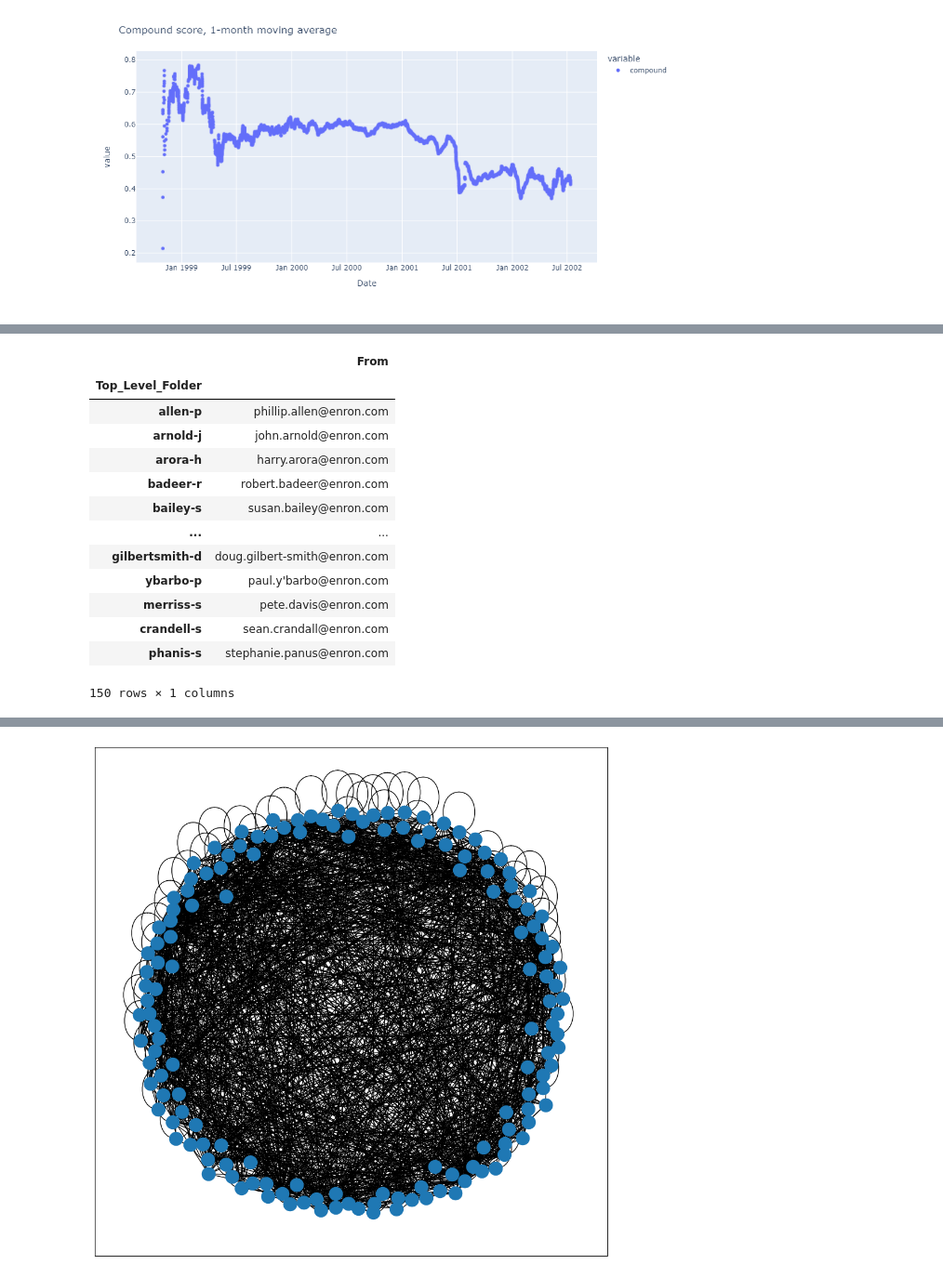
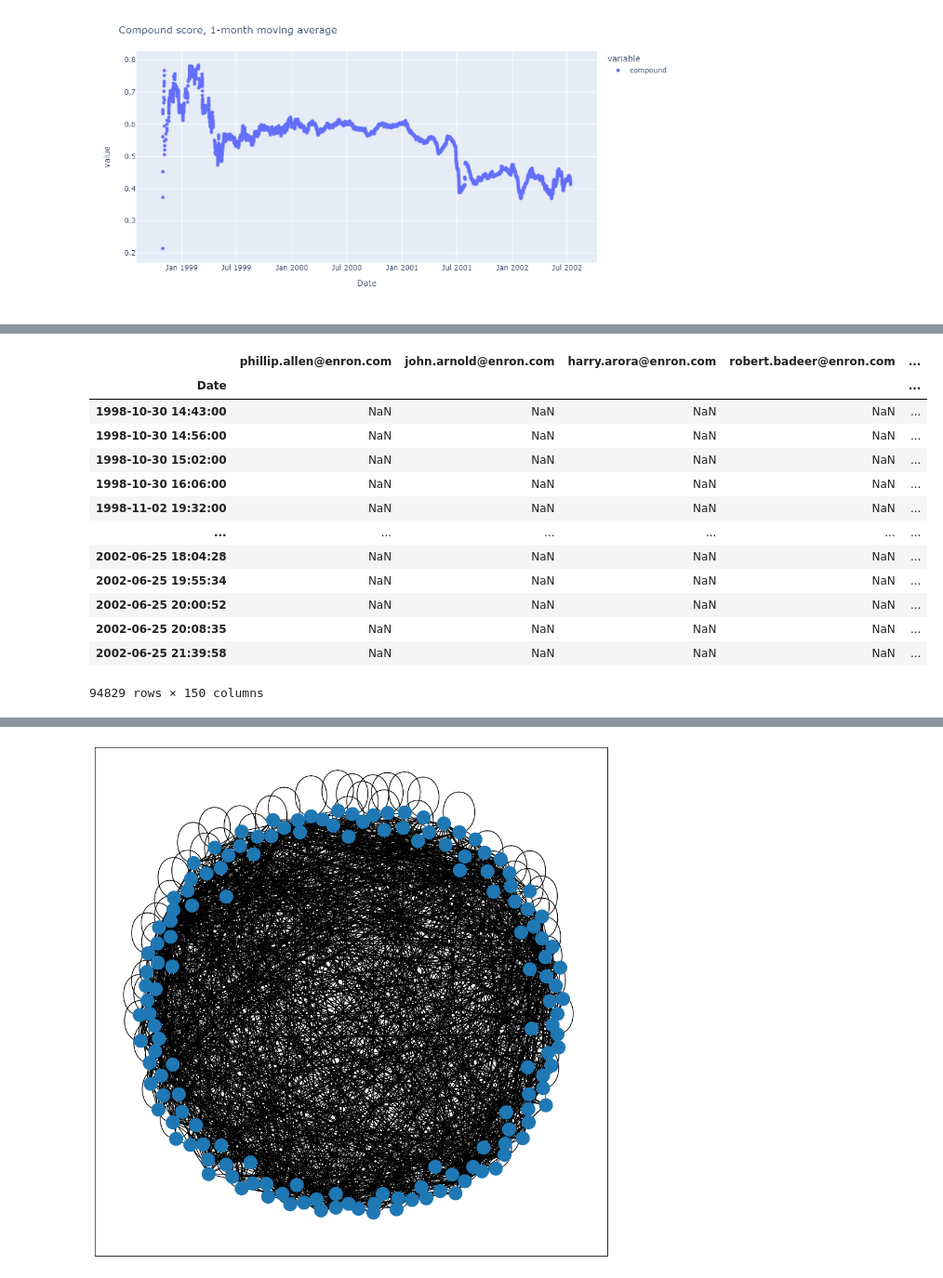
Before and after one commit to FlorinAndrei/enron-sentiment-analysis, a Jupyter notebook: visualize.ipynb, the cells around one changed output, grey strips where cells are left out. Shown at 93% size. Saved outputs shown, nothing was run; the diff lists cells and outputs as text; code cells hidden in the pictures.

```diff
--- a/visualize.ipynb
+++ b/visualize.ipynb
@@ -5,10 +8,7 @@ import plotly.express as px
 pd.options.mode.copy_on_write = True
 # %%
 scores = pd.read_csv("sa_results.csv", index_col=0)
-# df.rolling() needs the traditional datetime type
 scores["Date"] = scores["Date"].astype("datetime64[ns]")
-scores.sort_values(by="Date", inplace=True)
-scores.reset_index(inplace=True, drop=True)
 scores.dtypes
 # %% [output]
 Top_Level_Folder            object
@@ -133,22 +133,43 @@ user_not_found
-# %%
-for u in user_not_found:
-    em = scores[scores["Top_Level_Folder"] == u]["From"].mode()
-    tlf_to_email.loc[u] = em.values[0]
-tlf_to_email["From"] = [eval(x)[0] for x in tlf_to_email["From"].values.tolist()]
-tlf_to_email.to_csv("tlf_to_email.csv", index=True)
-tlf_to_email
-# %% [output]
-|  | From |
-| Top_Level_Folder |  |
-| allen-p | phillip.allen@enron.com |
-| arnold-j | john.arnold@enron.com |
-| arora-h | harry.arora@enron.com |
-| badeer-r | robert.badeer@enron.com |
-| bailey-s | susan.bailey@enron.com |
-| ... | ... |
-| gilbertsmith-d | doug.gilbert-smith@enron.com |
-| ybarbo-p | paul.y'barbo@enron.com |
-| merriss-s | pete.davis@enron.com |
-| crandell-s | sean.crandall@enron.com |
-| phanis-s | stephanie.panus@enron.com |
-150 rows × 1 columns
+# %%
+if not os.path.exists("senders_timeline.csv"):
+    from timeline_helpers import generate_timeline
+
+    if __name__ == "__main__":
+        cpus = cpu_count()
+        arglist = tlf_to_email["From"].to_list()
+        with Pool(processes=cpus) as mp_pool:
+            mp_results = mp_pool.map_async(generate_timeline, arglist)
+            mp_results.wait()
+
+    mp_list = [df for df in mp_results.get()]
+    del mp_results
+    del mp_pool
+
+    senders_timeline = pd.DataFrame(index=scores["Date"].to_list(), dtype="float64")
+    senders_timeline.index.rename("Date", inplace=True)
+
+    for temp_df in tqdm(mp_list):
+        senders_timeline = senders_timeline.merge(
+            temp_df, left_index=True, right_index=True, how="left"
+        )
+    senders_timeline = senders_timeline.dropna(how="all", inplace=False).groupby("Date").agg("mean")
+    senders_timeline.index = senders_timeline.index.astype(dtype="datetime64[ns]")
+    senders_timeline.to_csv("senders_timeline.csv", index=True)
+
+senders_timeline = pd.read_csv("senders_timeline.csv", index_col=0)
+senders_timeline
+# %% [output]
+|  | phillip.allen@enron.com | john.arnold@enron.com | harry.arora@enron.com | robert.badeer@enron.com | ... |
+| Date |  |  |  |  | ... |
+| 1998-10-30 14:43:00 | NaN | NaN | NaN | NaN | ... |
+| 1998-10-30 14:56:00 | NaN | NaN | NaN | NaN | ... |
+| 1998-10-30 15:02:00 | NaN | NaN | NaN | NaN | ... |
+| 1998-10-30 16:06:00 | NaN | NaN | NaN | NaN | ... |
+| 1998-11-02 19:32:00 | NaN | NaN | NaN | NaN | ... |
+| ... | ... | ... | ... | ... | ... |
+| 2002-06-25 18:04:28 | NaN | NaN | NaN | NaN | ... |
+| 2002-06-25 19:55:34 | NaN | NaN | NaN | NaN | ... |
+| 2002-06-25 20:00:52 | NaN | NaN | NaN | NaN | ... |
+| 2002-06-25 20:08:35 | NaN | NaN | NaN | NaN | ... |
+| 2002-06-25 21:39:58 | NaN | NaN | NaN | NaN | ... |
+94829 rows × 150 columns
```
Also changed, not shown: parts of 9 cells of this notebook, 2 other files.
